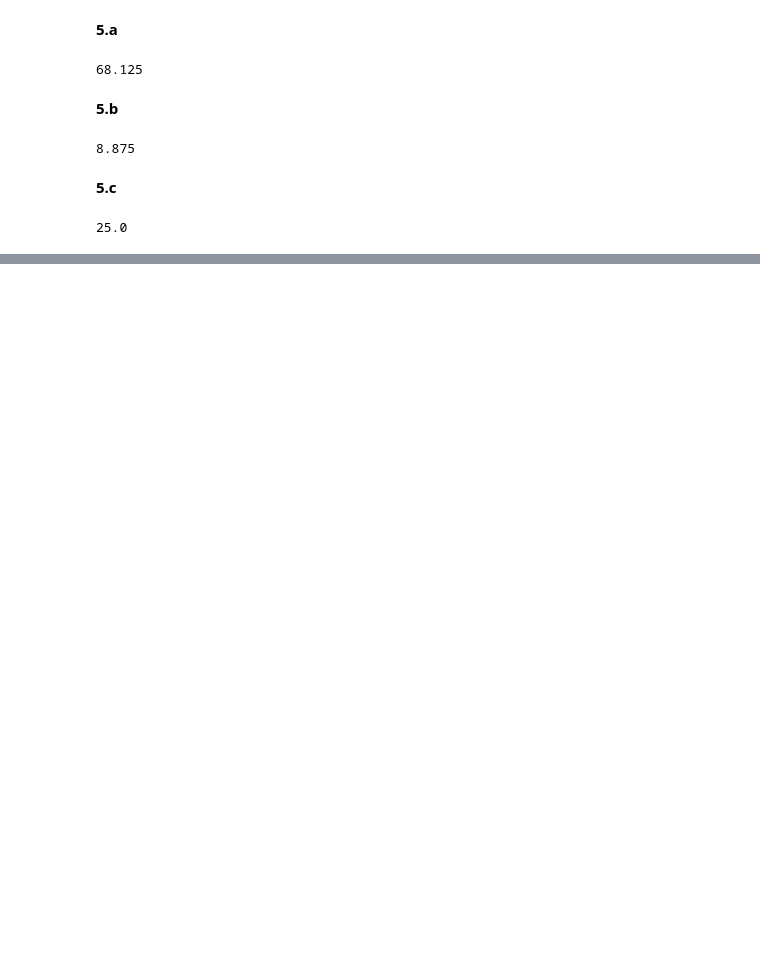
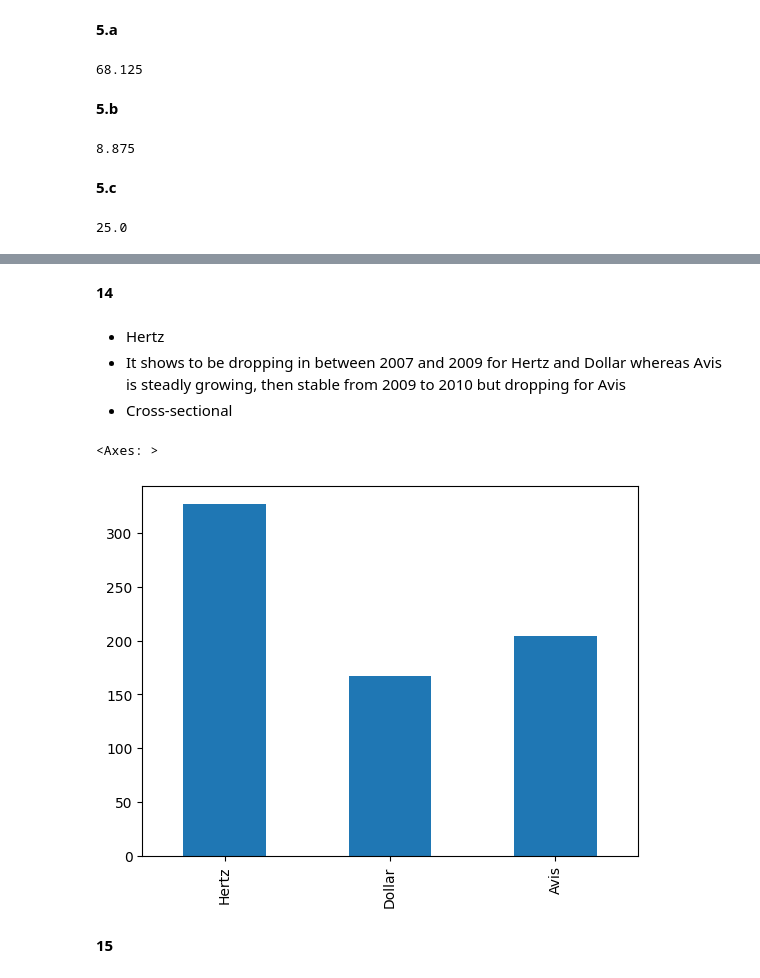
Before and after one commit to zenbaei/Data_Stats_Practice, a Jupyter notebook: Statistics_4_Business_Solutions.ipynb, the cells around one changed output, grey strips where cells are left out. Cells and saved outputs as stored; diff of their text form; code cells hidden in the pictures; blank space fills up the shorter version.

```diff
--- a/Statistics_4_Business_Solutions.ipynb
+++ b/Statistics_4_Business_Solutions.ipynb
@@ -153,0 +244,14 @@ result = phones.loc[condition, 'Voice Quality']
+# %% [markdown]
+**14**
+# %% [markdown]
+- Hertz
+- It shows to be dropping in between 2007 and 2009 for Hertz and Dollar whereas Avis is steadly growing, then stable from 2009 to 2010 but dropping for Avis
+- Cross-sectional
+# %%
+cmps = ['Hertz', 'Dollar', 'Avis']
+companies.loc['2007'].plot.bar()
+# %% [output]
+<Axes: >
+[figure, added]
+# %% [markdown]
+**15**
```
Also changed, not shown: parts of 20 cells of this notebook.
